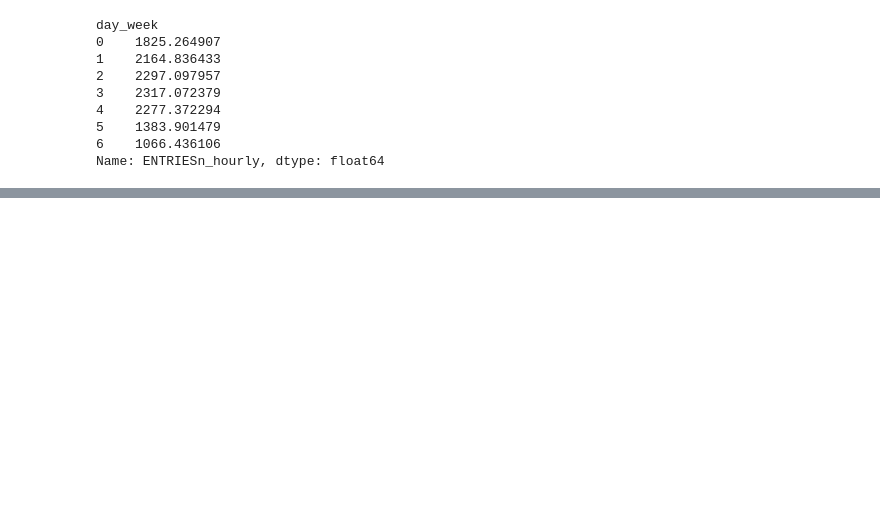
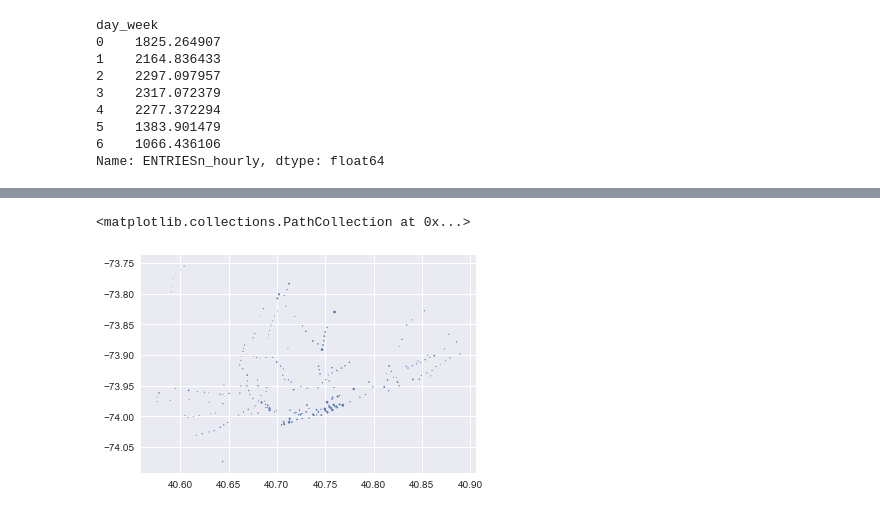
Before and after one commit to rishikant42/DataAnalysis-ud170, a Jupyter notebook: ch3/ch3.ipynb, the cells around one changed output, grey strips where cells are left out. Drawn from its saved outputs; the diff is of its cells as text; code cells hidden in the pictures; blank space fills up the shorter version.

```diff
--- a/ch3/ch3.ipynb
+++ b/ch3/ch3.ipynb
@@ -1067,0 +1275,10 @@ Name: ENTRIESn_hourly, dtype: float64
+# %%
+filename = '../ch3_data/nyc_subway_weather.csv'
+subway_df = pd.read_csv(filename)
+# %%
+# make a scatterplot of subway station with latitude and langitude
+# as the x and y axes and ridership as the bubble size
+
+data_by_location = subway_df.groupby(['latitude', 'longitude'], as_index=False).mean()
+
+data_by_location.head()
@@ -1067,0 +1308,8 @@ Name: ENTRIESn_hourly, dtype: float64
+# %%
+scaled_entries = (data_by_location['ENTRIESn_hourly'] /
+                 data_by_location['ENTRIESn_hourly'].std())
+# %%
+plt.scatter(data_by_location['latitude'], data_by_location['longitude'],s=scaled_entries)
+# %% [output]
+<matplotlib.collections.PathCollection at 0x...>
+[figure, added]
```
Also changed, not shown: parts of 16 cells of this notebook.
